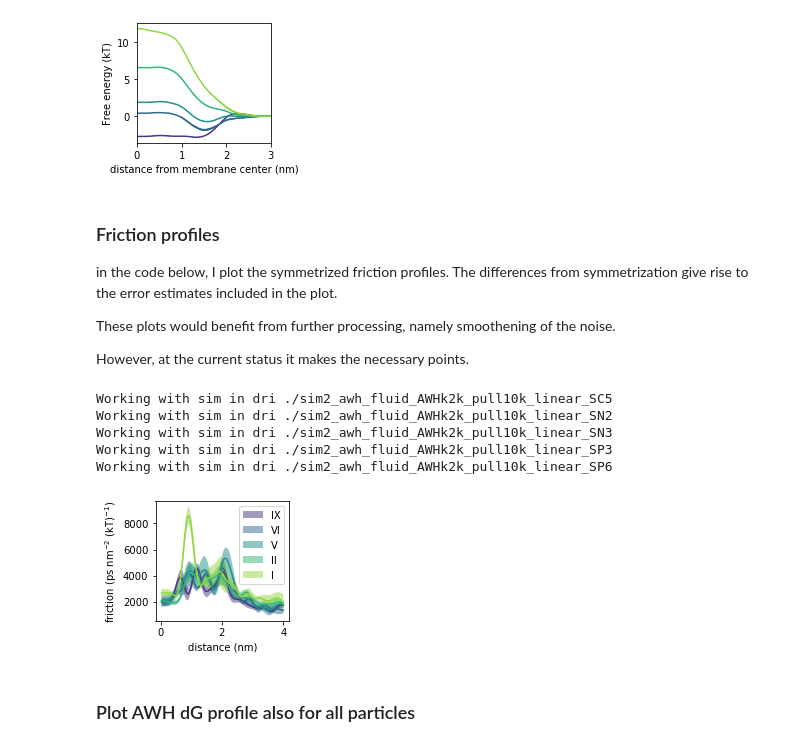
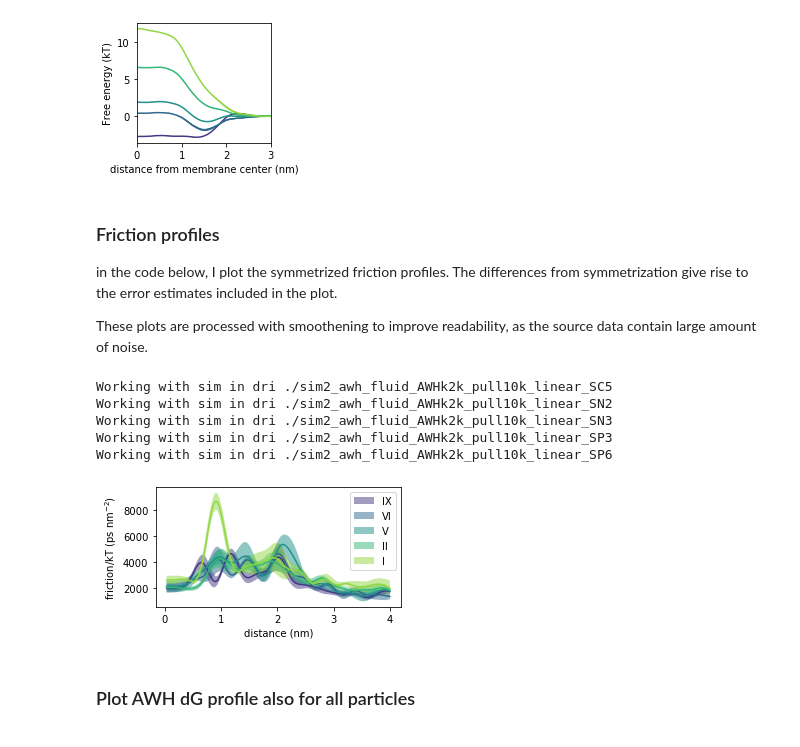
Before and after one commit to jmelcr/permeability, a Jupyter notebook: martini3/cholesterol00p_PC_variousTails_sims/saturation_DPPC-POPC_titration/perm_particle_EOLS/dopc-unsat_0-169_d_100/plot_awh_fric_profiles.ipynb, the cells around one changed output. Saved outputs shown, nothing was run; the diff lists cells and outputs as text; code cells hidden in the pictures.

Commit message:
update friction y-axis in the plot with  various particle levels

```diff
--- a/martini3/cholesterol00p_PC_variousTails_sims/saturation_DPPC-POPC_titration/perm_particle_EOLS/dopc-unsat_0-169_d_100/plot_awh_fric_profiles.ipynb
+++ b/martini3/cholesterol00p_PC_variousTails_sims/saturation_DPPC-POPC_titration/perm_particle_EOLS/dopc-unsat_0-169_d_100/plot_awh_fric_profiles.ipynb
@@ -685,44 +685,42 @@ I plot the symmetrized friction profiles.
 The differences from symmetrization
 give rise to the error estimates included in the plot.
 
-These plots would benefit from further processing,
-namely smoothening of the noise.
-
-However, at the current status it makes the necessary points.
+These plots are processed with smoothening to improve readability,
+as the source data contain large amount of noise.
 # %%
 # Butterworth filter of 4th degree with a Nyquist freq of 100Hz (Low pass filter)
 b, a = signal.butter(4, 0.080)
 
 for sim_list, xxpc in zip([sims, ], ["DOPC", ]):
     for s in sim_list:
         if (xxpc == 'DOPC') and s.pname in selected_particles:
             print("Working with sim in dri {}".format(s.dirname))
             curr_hydrophobic_level = particle_names_to_levels[s.pname]
             # applied Butterworth filter on the friction profile
-            (x_half, fricsym, fricsym_err) = prep_to_plot(s.awh_x, s.fric, shift_to_zero=False, filt_freq=0.150)
+            (x_half, fricsym, fricsym_err) = prep_to_plot(s.awh_x, s.fric, shift_to_zero=False, filt_freq=0.160)
             x_half = -s.awh_x[:len(fricsym)]
             plt.plot(x_half, fricsym)  #, label="{}".format(s.pname))
             #plt.plot(x_half, fricsym_filt, label="{}".format(s.pname))
             if True:
                         plt.fill_between(x=x_half,
                                          y1=fricsym+fricsym_err,
                                          y2=fricsym-fricsym_err,
                                          label="{}".format(curr_hydrophobic_level),
                                          alpha=0.5)
     plt.legend()
     fig = plt.gca()
-    fig.figure.set_size_inches([2.4,2.2])
-    plt.ylabel("friction (ps nm$^{-2}$ (kT)$^{-1}$)")
+    fig.figure.set_size_inches([4.4,2.2])
+    plt.ylabel("friction/kT (ps nm$^{-2}$)")
     plt.xlabel("distance (nm)")
     plt.savefig("friction_profiles_{}_various-particles.png".format(xxpc), dpi=150, bbox_inches='tight')
     plt.show()
 # %% [output]
 Working with sim in dri ./sim2_awh_fluid_AWHk2k_pull10k_linear_SC5
 Working with sim in dri ./sim2_awh_fluid_AWHk2k_pull10k_linear_SN2
 Working with sim in dri ./sim2_awh_fluid_AWHk2k_pull10k_linear_SN3
 Working with sim in dri ./sim2_awh_fluid_AWHk2k_pull10k_linear_SP3
 Working with sim in dri ./sim2_awh_fluid_AWHk2k_pull10k_linear_SP6
-[figure, old version]
+[figure, new version]
 # %% [markdown]
 ### Plot AWH dG profile also for all particles
 # %%
```
Also changed, not shown: 1 other file.
